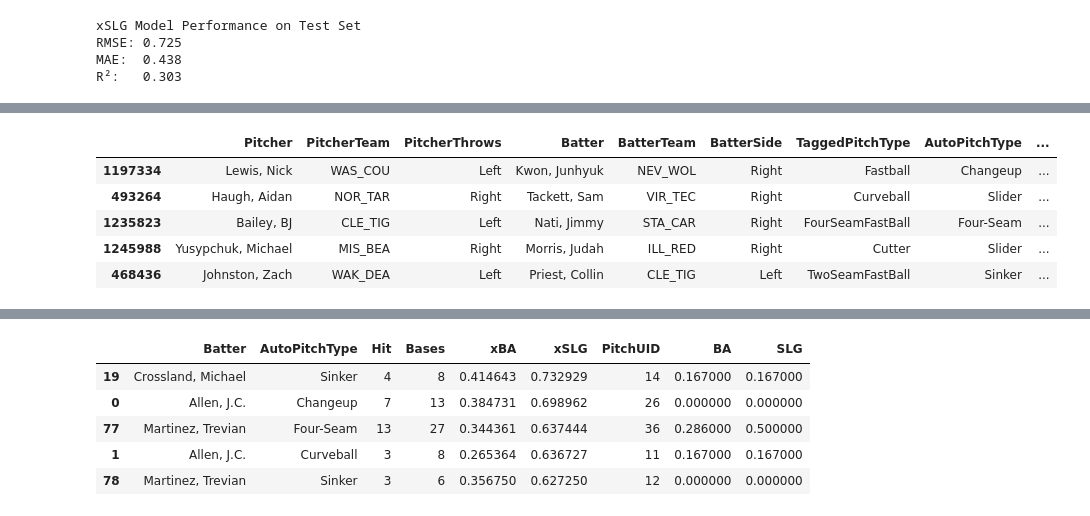
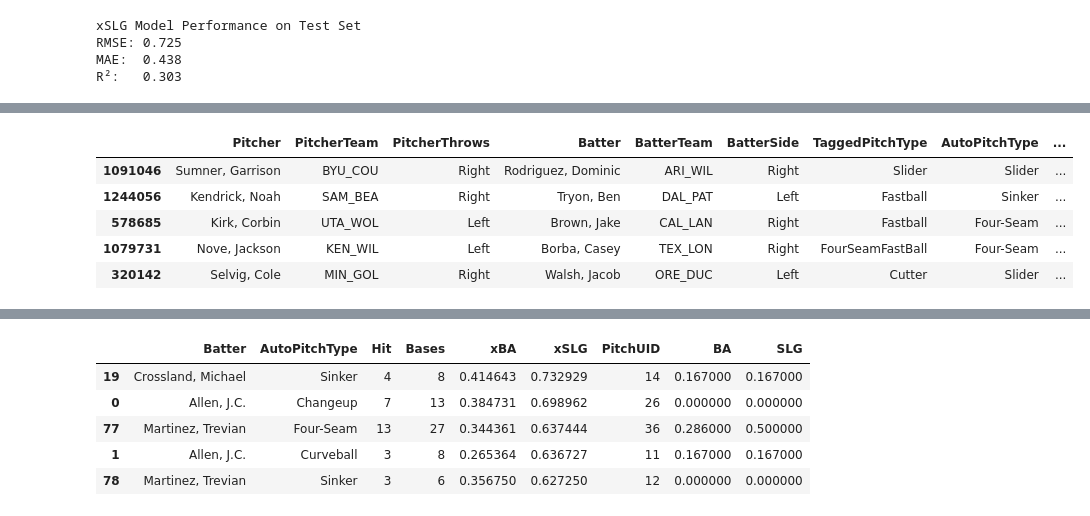
Before and after one commit to jackkalsched/UCSD_Baseball_25, a Jupyter notebook: Hitting/expected_metrics/expected_metrics.ipynb, the cells around one changed output, grey strips where cells are left out. Cells and saved outputs as stored; diff of their text form; code cells hidden in the pictures.

```diff
--- a/Hitting/expected_metrics/expected_metrics.ipynb
+++ b/Hitting/expected_metrics/expected_metrics.ipynb
@@ -228,12 +235,12 @@ See the caveats in the documentation: https://pandas.pydata.org/pandas-docs/stab
 # %%
-necessary_data.sort_values(by = ['xSLG', 'xBA'], ascending = False).head()
+necessary_data.sort_values(by = ['xBA', 'xSLG'], ascending = False).head()
 # %% [output]
 |  | Pitcher | PitcherTeam | PitcherThrows | Batter | BatterTeam | BatterSide | TaggedPitchType | AutoPitchType | ... |
-| 1197334 | Lewis, Nick | WAS_COU | Left | Kwon, Junhyuk | NEV_WOL | Right | Fastball | Changeup | ... |
-| 493264 | Haugh, Aidan | NOR_TAR | Right | Tackett, Sam | VIR_TEC | Right | Curveball | Slider | ... |
-| 1235823 | Bailey, BJ | CLE_TIG | Left | Nati, Jimmy | STA_CAR | Right | FourSeamFastBall | Four-Seam | ... |
-| 1245988 | Yusypchuk, Michael | MIS_BEA | Right | Morris, Judah | ILL_RED | Right | Cutter | Slider | ... |
-| 468436 | Johnston, Zach | WAK_DEA | Left | Priest, Collin | CLE_TIG | Left | TwoSeamFastBall | Sinker | ... |
+| 1091046 | Sumner, Garrison | BYU_COU | Right | Rodriguez, Dominic | ARI_WIL | Right | Slider | Slider | ... |
+| 1244056 | Kendrick, Noah | SAM_BEA | Right | Tryon, Ben | DAL_PAT | Left | Fastball | Sinker | ... |
+| 578685 | Kirk, Corbin | UTA_WOL | Left | Brown, Jake | CAL_LAN | Right | Fastball | Four-Seam | ... |
+| 1079731 | Nove, Jackson | KEN_WIL | Left | Borba, Casey | TEX_LON | Right | FourSeamFastBall | Four-Seam | ... |
+| 320142 | Selvig, Cole | MIN_GOL | Right | Walsh, Jacob | ORE_DUC | Left | Cutter | Slider | ... |
 # %%
 xUCSD = necessary_data[necessary_data['PitcherTeam'] == 'CSD_TRI'].groupby(['Pitcher', 'AutoPitchType']).agg({'Hit': 'sum', 'Bases': 'sum', 'xBA': 'mean', 'xSLG': 'mean', 'PitchUID': 'count'}).reset_index()
 xUCSD['BA'] = round(xUCSD['Hit'] / xUCSD['PitchUID'], 3)
```
Also changed, not shown: parts of 6 cells of this notebook.
